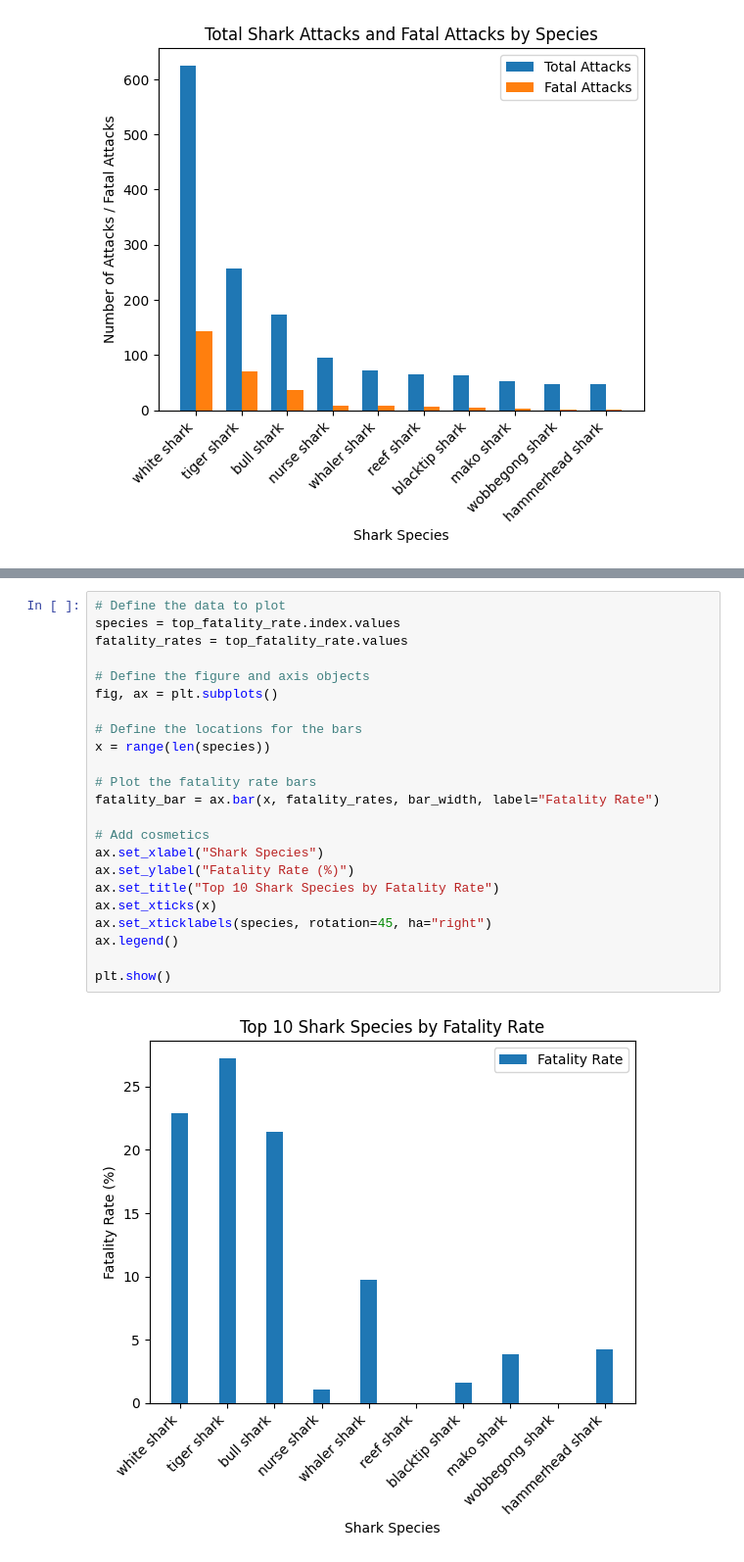
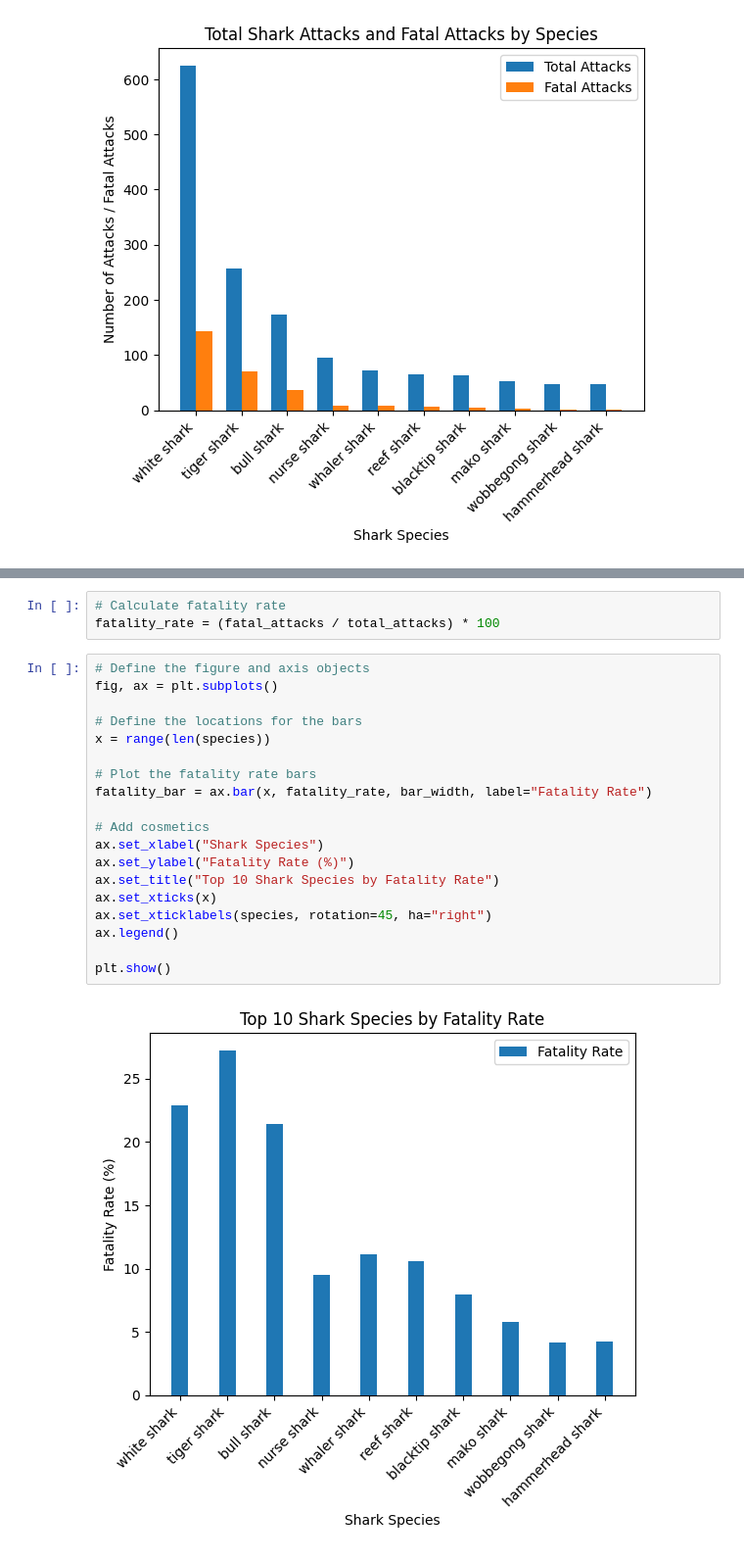
Before and after one commit to MevrouwHelderder/Assignments, a Jupyter notebook: Assignment_Shark_Attack.ipynb, the cells around one changed output, grey strips where cells are left out. Shown at 98% size. Cells and saved outputs as stored; diff of their text form.

```diff
--- a/Assignment_Shark_Attack.ipynb
+++ b/Assignment_Shark_Attack.ipynb
@@ -780,25 +751,24 @@ dtype: float64
+# %%
+# Calculate fatality rate
+fatality_rate = (fatal_attacks / total_attacks) * 100
 # %%
-# Define the data to plot
-species = top_fatality_rate.index.values
-fatality_rates = top_fatality_rate.values
-
 # Define the figure and axis objects
 fig, ax = plt.subplots()
 
 # Define the locations for the bars
 x = range(len(species))
 
 # Plot the fatality rate bars
-fatality_bar = ax.bar(x, fatality_rates, bar_width, label="Fatality Rate")
+fatality_bar = ax.bar(x, fatality_rate, bar_width, label="Fatality Rate")
 
 # Add cosmetics
 ax.set_xlabel("Shark Species")
 ax.set_ylabel("Fatality Rate (%)")
 ax.set_title("Top 10 Shark Species by Fatality Rate")
 ax.set_xticks(x)
 ax.set_xticklabels(species, rotation=45, ha="right")
 ax.legend()
 
 plt.show()
 # %% [output]
-[figure, old version]
+[figure, new version]
```
Also changed, not shown: parts of 10 cells of this notebook.
